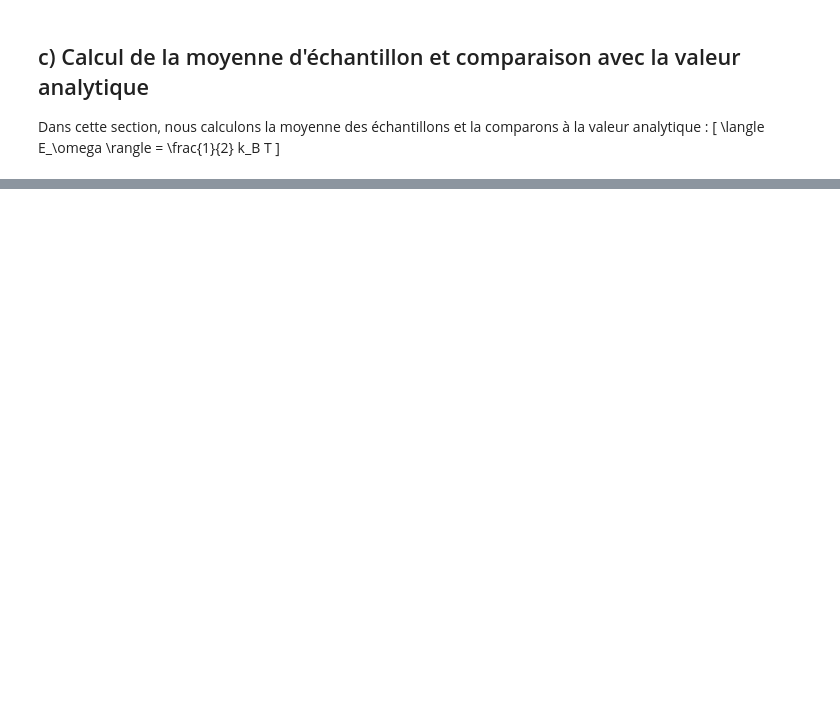
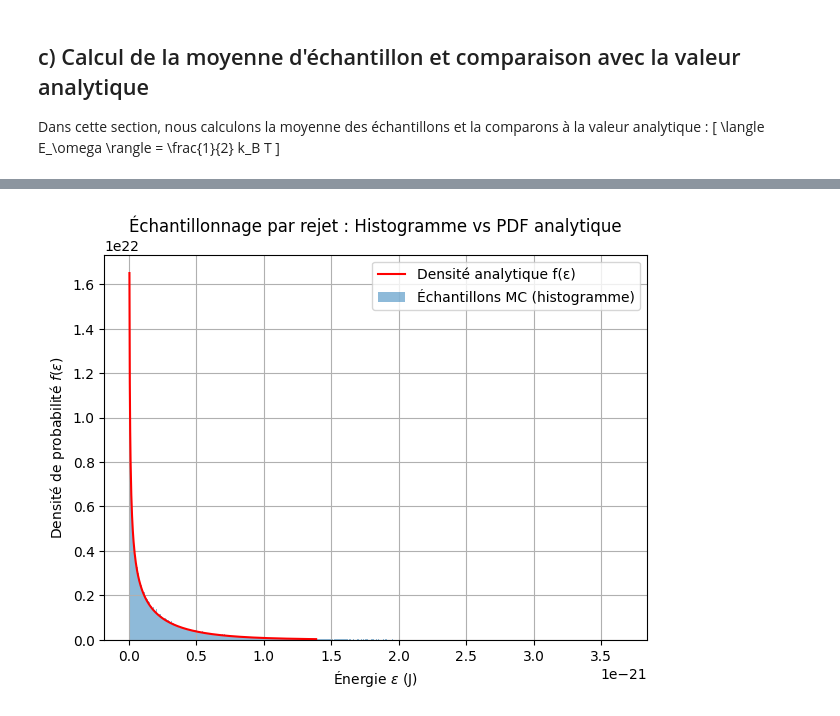
Before and after one commit to Gabewitt/Stats-Project, a Jupyter notebook: V_Final_Project_Notebook.ipynb, the cells around one changed output, grey strips where cells are left out. Drawn from its saved outputs; the diff is of its cells as text; code cells hidden in the pictures; blank space fills up the shorter version.

```diff
--- a/V_Final_Project_Notebook.ipynb
+++ b/V_Final_Project_Notebook.ipynb
@@ -122,7 +122,7 @@ def pdf(eps, beta):
 
 
 # Génération des échantillons
-N = 1000000  # Nombre d'échantillons
+N = 100000  # Nombre d'échantillons
 energy_samples = sample_energy_inverse_transform(N, beta)
 
 # Histogramme
@@ -171,0 +184,92 @@ print(f"Relative Error: {abs(mean_values - analytical_expectation_value) / analy
+# %%
+import numpy as np
+import matplotlib.pyplot as plt
+import math
+
+# --- Définitions des fonctions ---
+def target_pdf(eps, beta):
+    """PDF cible f(ε) = sqrt(beta/pi) * exp(-beta ε) / sqrt(ε)."""
+    A = np.sqrt(beta / math.pi)
+    return A * np.exp(-beta * eps) / np.sqrt(eps)
+
+def proposal_pdf(eps, lam):
+    """PDF de proposition g(ε) = λ exp(-λ ε)."""
+    return lam * np.exp(-lam * eps)
+
+def sample_from_proposal(lam, size):
+    """Génère des échantillons à partir de la loi exponentielle g(ε)."""
+    return np.random.exponential(1 / lam, size)
+
+def rejection_sampling(N, beta, lam):
+    """Échantillonnage par rejet avec la PDF cible f(ε) et la PDF de proposition g(ε)."""
+    # --- Calcul sécurisé du facteur M ---
+    eps_grid = np.linspace(1e-10, 10 / lam, 1000)  # Grille ajustée pour éviter 0
+    target_vals = target_pdf(eps_grid, beta)
+    proposal_vals = proposal_pdf(eps_grid, lam)
+
+    # Remplace les valeurs nulles dans la PDF de proposition
+    proposal_vals_safe = np.maximum(proposal_vals, 1e-10)
+
+    # Ratio pour calculer M
+    ratio = target_vals / proposal_vals_safe
+
+    # Vérifie les ratios problématiques
+    if np.any(np.isnan(ratio)) or np.any(np.isinf(ratio)):
+        raise ValueError("Le ratio contient des valeurs NaN ou infinies.")
+
+    # Calcul du facteur M
+    M = 1.1 * np.max(ratio)
+    #print(f"Nouveau facteur M : {M}")
+    if np.isnan(M) or np.isinf(M):
+        raise ValueError("Le facteur M est invalide.")
+
+    # --- Échantillonnage par rejet ---
+    samples = []
+    total_proposals = 0
+    while len(samples) < N:
+        eps_proposed = sample_from_proposal(lam, 1)[0]
+        total_proposals += 1
+
+        # Probabilité d'acceptation
+        accept_prob = target_pdf(eps_proposed, beta) / (M * proposal_pdf(eps_proposed, lam))
+        if np.random.rand() < accept_prob:
+            samples.append(eps_proposed)
+
+        # Affichage de progression (désactivé avec commentaire)
+        # if total_proposals % 10000 == 0:
+        #     print(f"Propositions : {total_proposals}, Acceptés : {len(samples)}, Taux : {len(samples) / total_proposals:.2%}")
+
+    print(f"Échantillons générés après {total_proposals} propositions.")
+    return np.array(samples)
+
+# --- Paramètres physiques ---
+kb = 1.3806e-23  # Constante de Boltzmann (J/K)
+T = 30  # Température (K)
+beta = 1 / (kb * T)  # Inverse de la température
+lam = beta * 1.5  # Réduction pour éviter un facteur M infini
+N = 100000  # Nombre d'échantillons Monte Carlo
+
+# Génère les échantillons via la méthode de rejet
+samples = rejection_sampling(N, beta, lam)
+
+# --- Tracé des résultats ---
+# Histogramme des échantillons
+bins = 500
+hist, bin_edges = np.histogram(samples, bins=bins, density=True)
+bin_centers = 0.5 * (bin_edges[1:] + bin_edges[:-1])
+
+# PDF analytique
+eps_grid = np.linspace(0, np.percentile(samples, 99.0), 500)
+pdf_values = target_pdf(eps_grid, beta)
+
+# Tracé
+plt.figure(figsize=(7, 5))
+plt.bar(bin_centers, hist, width=(bin_edges[1] - bin_edges[0]), alpha=0.5, label="Échantillons MC (histogramme)")
+plt.plot(eps_grid, pdf_values, 'r-', label="Densité analytique f(ε)")
+plt.xlabel(r"Énergie $\varepsilon$ (J)")
+plt.ylabel(r"Densité de probabilité $f(\varepsilon)$")
+plt.title("Échantillonnage par rejet : Histogramme vs PDF analytique")
+plt.legend()
+plt.grid(True)
+plt.show()
+# %% [output]
@@ -171,0 +277 @@ print(f"Relative Error: {abs(mean_values - analytical_expectation_value) / analy
+[figure, added]
```
Also changed, not shown: parts of 7 cells of this notebook.
